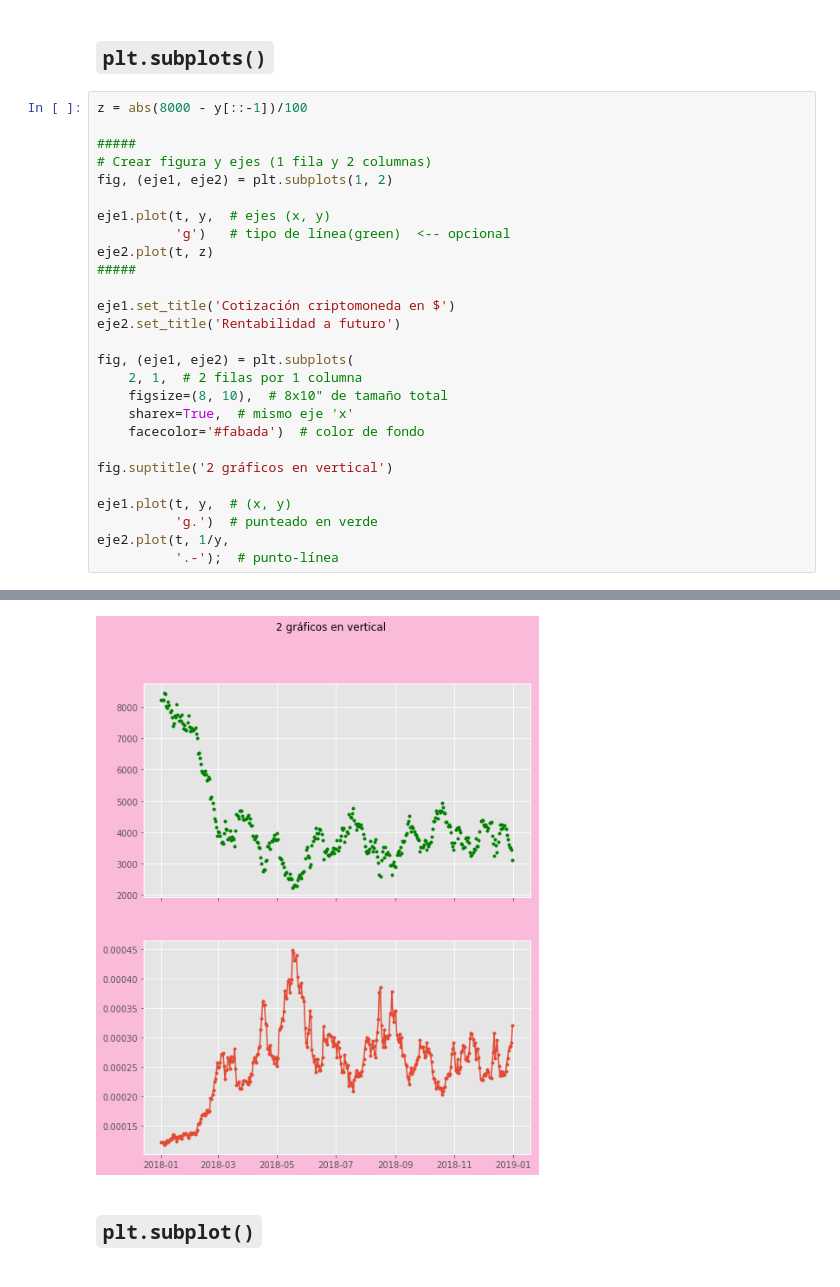
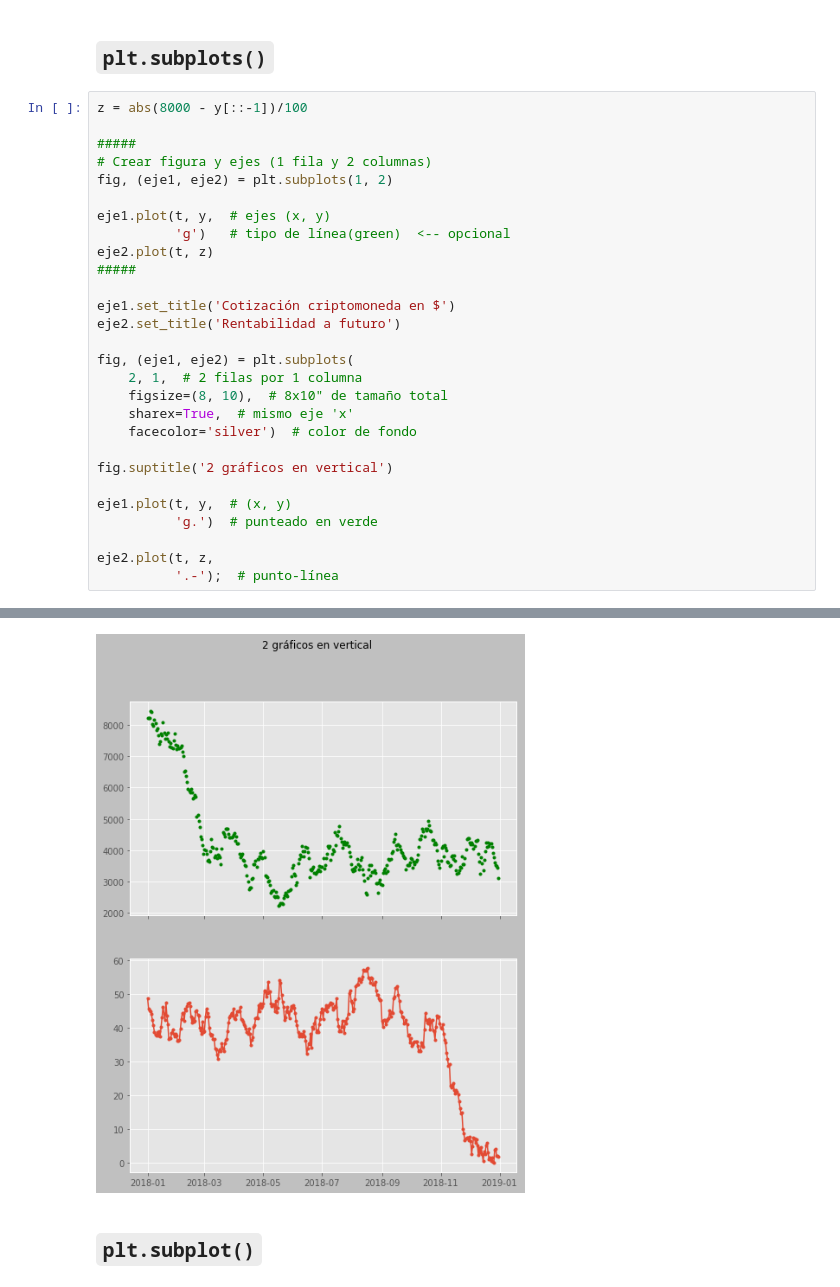
Before and after one commit to icane/curso_python, a Jupyter notebook: slides/code/s06/visualizacion_con_matplotlib.ipynb, the cells around one changed output, grey strips where cells are left out. Cells and saved outputs as stored; diff of their text form.

```diff
--- a/slides/code/s06/visualizacion_con_matplotlib.ipynb
+++ b/slides/code/s06/visualizacion_con_matplotlib.ipynb
@@ -46,33 +50,34 @@ ax.plot(t, y);
 # %%
 z = abs(8000 - y[::-1])/100
 
 #####
 # Crear figura y ejes (1 fila y 2 columnas)
 fig, (eje1, eje2) = plt.subplots(1, 2)
 
 eje1.plot(t, y,  # ejes (x, y)
           'g')   # tipo de línea(green)  <-- opcional
 eje2.plot(t, z)
 #####
 
 eje1.set_title('Cotización criptomoneda en $')
 eje2.set_title('Rentabilidad a futuro')
 
 fig, (eje1, eje2) = plt.subplots(
     2, 1,  # 2 filas por 1 columna
     figsize=(8, 10),  # 8x10" de tamaño total
     sharex=True,  # mismo eje 'x'
-    facecolor='#fabada')  # color de fondo
+    facecolor='silver')  # color de fondo
 
 fig.suptitle('2 gráficos en vertical')
 
 eje1.plot(t, y,  # (x, y)
           'g.')  # punteado en verde
-eje2.plot(t, 1/y,
+
+eje2.plot(t, z,
           '.-');  # punto-línea
 # %% [output]
 [figure]
-[figure, old version]
+[figure, new version]
 # %% [markdown]
 ## `plt.subplot()`
 # %%
```
Also changed, not shown: parts of 24 cells of this notebook, 54 other files.
